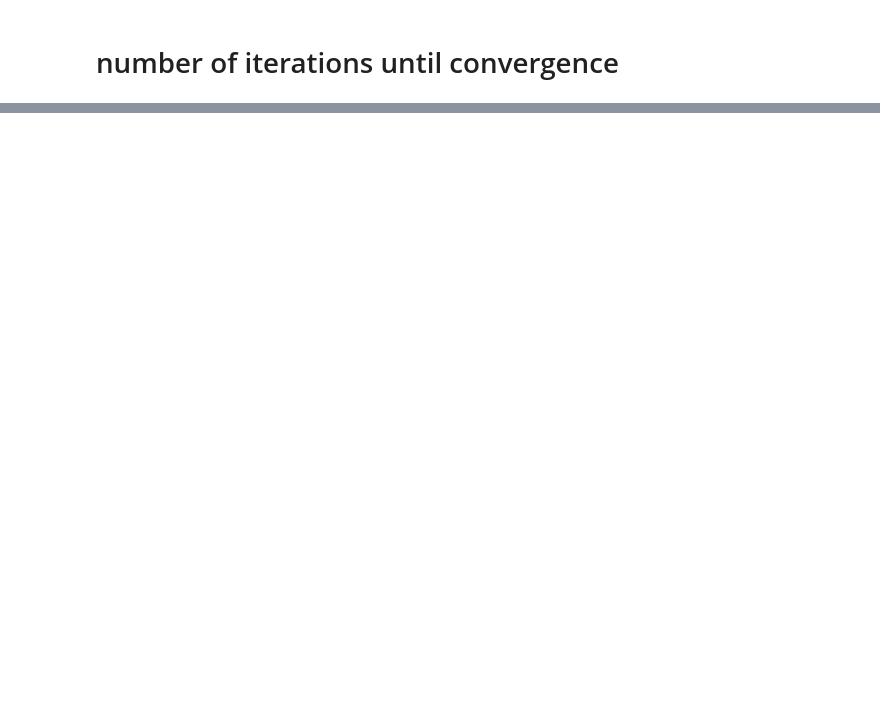
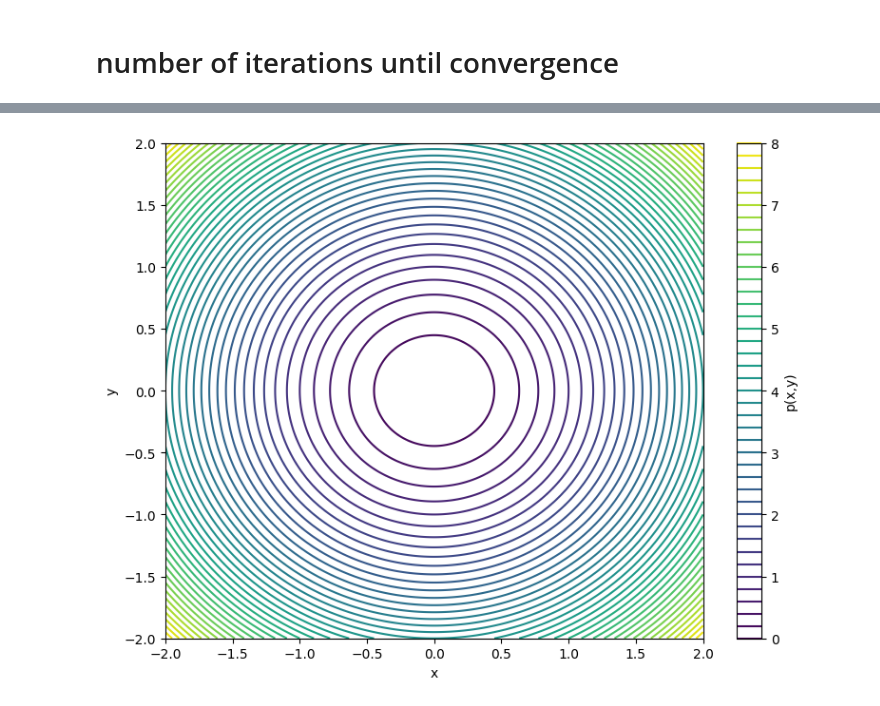
Before and after one commit to vallereichi/DeepDiveMSSM, a Jupyter notebook: diver/plots.ipynb, the cells around one changed output, grey strips where cells are left out. Drawn from its saved outputs; the diff is of its cells as text; code cells hidden in the pictures; blank space fills up the shorter version.

```diff
--- a/diver/plots.ipynb
+++ b/diver/plots.ipynb
@@ -70,0 +109,17 @@ key_list = test_results.keys()
+# %%
+def parabolic(x:float, y:float) -> float:
+    return x**2 + y**2
+# %%
+Z = parabolic(X,Y)
+# %%
+fig = plt.figure(figsize=(8,6))
+ax = fig.add_subplot(111)
+
+contour = ax.contour(X,Y,Z, levels=50)
+
+ax.set_xlabel("x")
+ax.set_ylabel("y")
+fig.colorbar(contour, label="p(x,y)")
+fig.tight_layout()
+# %% [output]
+[figure, added]
```
Also changed, not shown: parts of 13 cells of this notebook.
